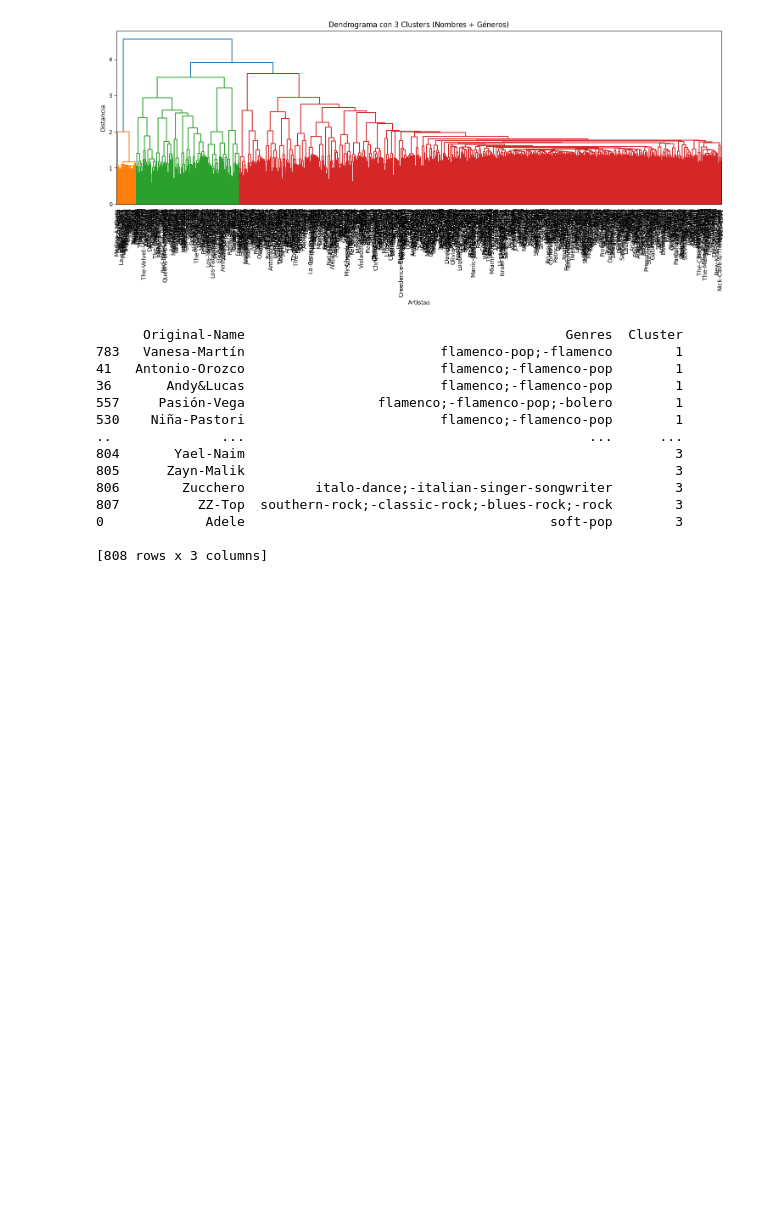
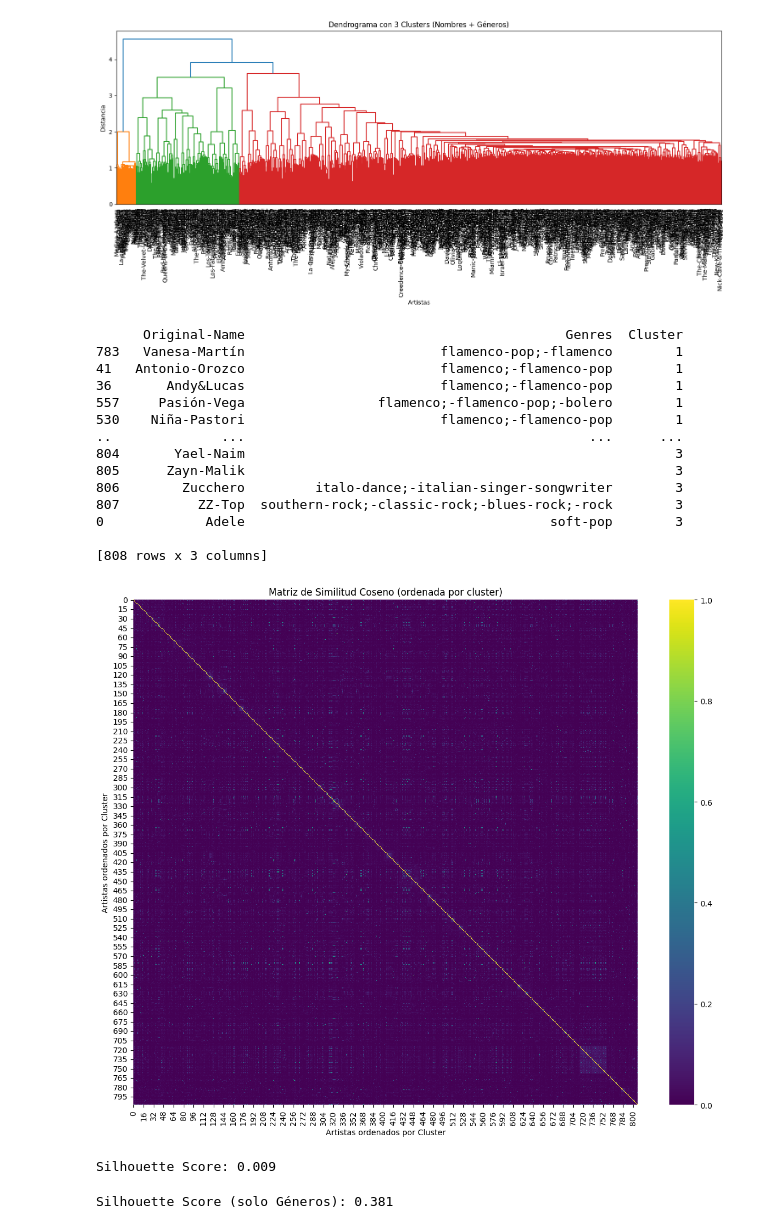
Before and after one commit to walterkocher/taller_intro2, a Jupyter notebook: prueba.ipynb, the cells around one changed output. Drawn from its saved outputs; the diff is of its cells as text; code cells hidden in the pictures; blank space fills up the shorter version.

Commit message:
Matriz de similitud

```diff
--- a/prueba.ipynb
+++ b/prueba.ipynb
@@ -754,3 +754,40 @@ print(df[['Original-Name', 'Genres', 'Cluster']].sort_values('Cluster'))
 0             Adele                                       soft-pop        3
 
 [808 rows x 3 columns]
+# %%
+from sklearn.metrics.pairwise import cosine_similarity
+import seaborn as sns
+import matplotlib.pyplot as plt
+
+# Calcular matriz de similitud coseno
+sim_matrix = cosine_similarity(X_combined)
+
+# Ordenar por cluster
+df_sorted = df.sort_values('Cluster').reset_index(drop=True)
+sim_matrix_sorted = sim_matrix[df_sorted.index][:, df_sorted.index]
+
+# Visualizar como mapa de calor
+plt.figure(figsize=(12, 10))
+sns.heatmap(sim_matrix_sorted, cmap='viridis')
+plt.title("Matriz de Similitud Coseno (ordenada por cluster)")
+plt.xlabel("Artistas ordenados por Cluster")
+plt.ylabel("Artistas ordenados por Cluster")
+plt.tight_layout()
+plt.show()
+# %% [output]
+[figure, added]
+# %%
+from sklearn.metrics import silhouette_score
+
+# Calcular puntaje de silhouette
+score = silhouette_score(X_combined, df['Cluster'])
+print(f"Silhouette Score: {score:.3f}")
+# %% [output]
+Silhouette Score: 0.009
+# %%
+# Solo con Géneros
+X_genres = TfidfVectorizer(tokenizer=lambda x: x.split(';')).fit_transform(df['Genres'])
+score_genres = silhouette_score(X_genres, fcluster(linkage(X_genres.toarray(), method='ward'), 3, criterion='maxclust'))
+print(f"Silhouette Score (solo Géneros): {score_genres:.3f}")
+# %% [output]
+Silhouette Score (solo Géneros): 0.381
```
Also changed, not shown: parts of 1 cell of this notebook, 1 other file.
